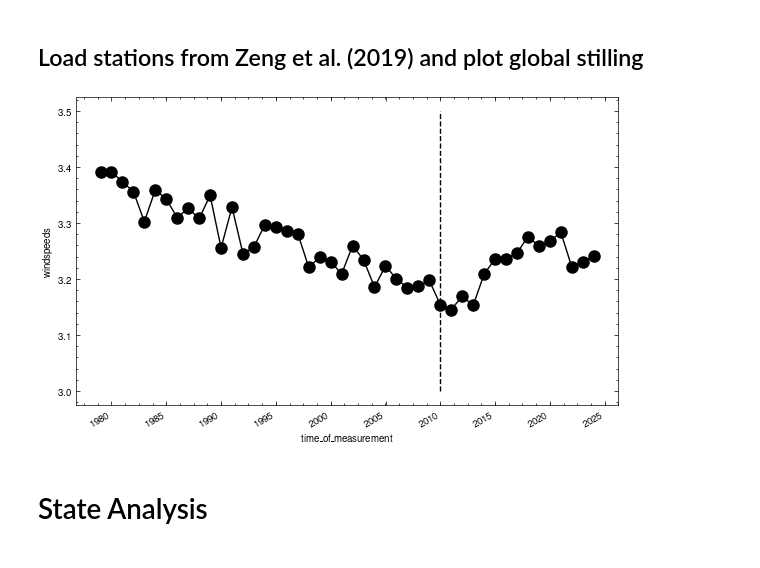
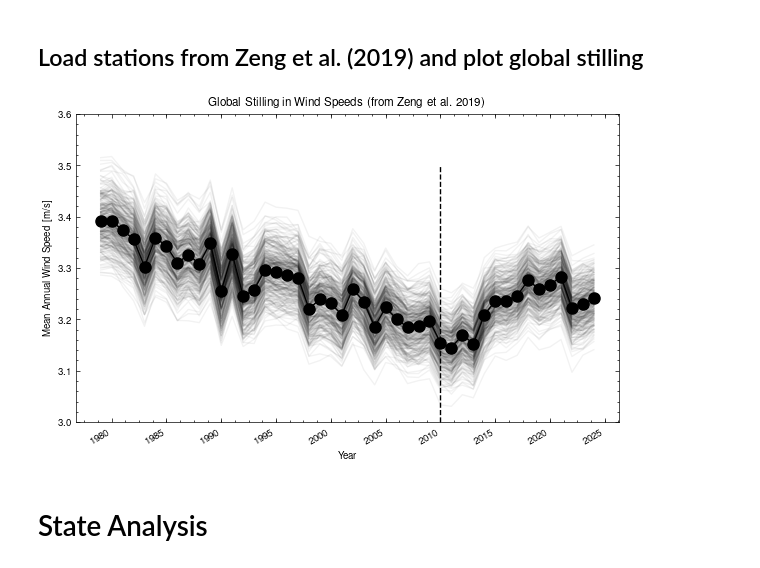
Before and after one commit to ivalencius/wind-analysis, a Jupyter notebook: scripts/HadISD_analysis.ipynb, the cells around one changed output. Cells and saved outputs as stored; diff of their text form; code cells hidden in the pictures.

```diff
--- a/scripts/HadISD_analysis.ipynb
+++ b/scripts/HadISD_analysis.ipynb
@@ -205,17 +201,28 @@ Stations missing: 8
 # %%
 z_r = xr.open_dataset('../data/HadISD/Zeng_2019.nc', chunks={"time": 1000})
 z = z_r.where((z_r >= 0).compute())
 z_1Y = z.resample(time="1Y").mean()
 z_1978 = z_1Y.sel(time=slice("1978-01-01", None))
 
 fig, ax = plt.subplots(1, 1, figsize=(7, 4))
 # for station in tqdm(z_1Y['station_id']):
-#     z_1Y.sel(station_id=station)['windspeeds'].plot(ax=ax, alpha=0.01, color='k')
+#     z_1978.sel(station_id=station)['windspeeds'].plot(ax=ax, alpha=0.01, color='k')
+# Get number of sites for a 40% sample
+num40 = int(len(z_1978['station_id'])*0.4)
+for i in trange(300):
+    # Get random sample
+    sample = np.random.choice(z_1978['station_id'], size=num40, replace=False)
+    # Plot by year
+    z_1978.sel(station_id=sample)['windspeeds'].mean("station_id").plot(ax=ax, alpha=0.05, color='k')
 z_1978.mean("station_id")['windspeeds'].plot(ax=ax, color='k', marker='o', markersize=8)
 ax.vlines(z_1978.time[31], ymin=3, ymax=3.5, color='k', linestyles='--')
-plt.show()
+ax.set_ylim([3, 3.6])
+ax.set_xlabel('Year')
+ax.set_ylabel('Mean Annual Wind Speed [m/s]')
+plt.title("Global Stilling in Wind Speeds (from Zeng et al. 2019)")
+plt.savefig('../plots/HadISD/global_stilling.png', dpi=300, bbox_inches='tight')
 # %% [output]
-[figure, old version]
+[figure, new version]
 # %% [markdown]
 # State Analysis
 # %% [markdown]
```
Also changed, not shown: parts of 7 cells of this notebook, 19 other files.
